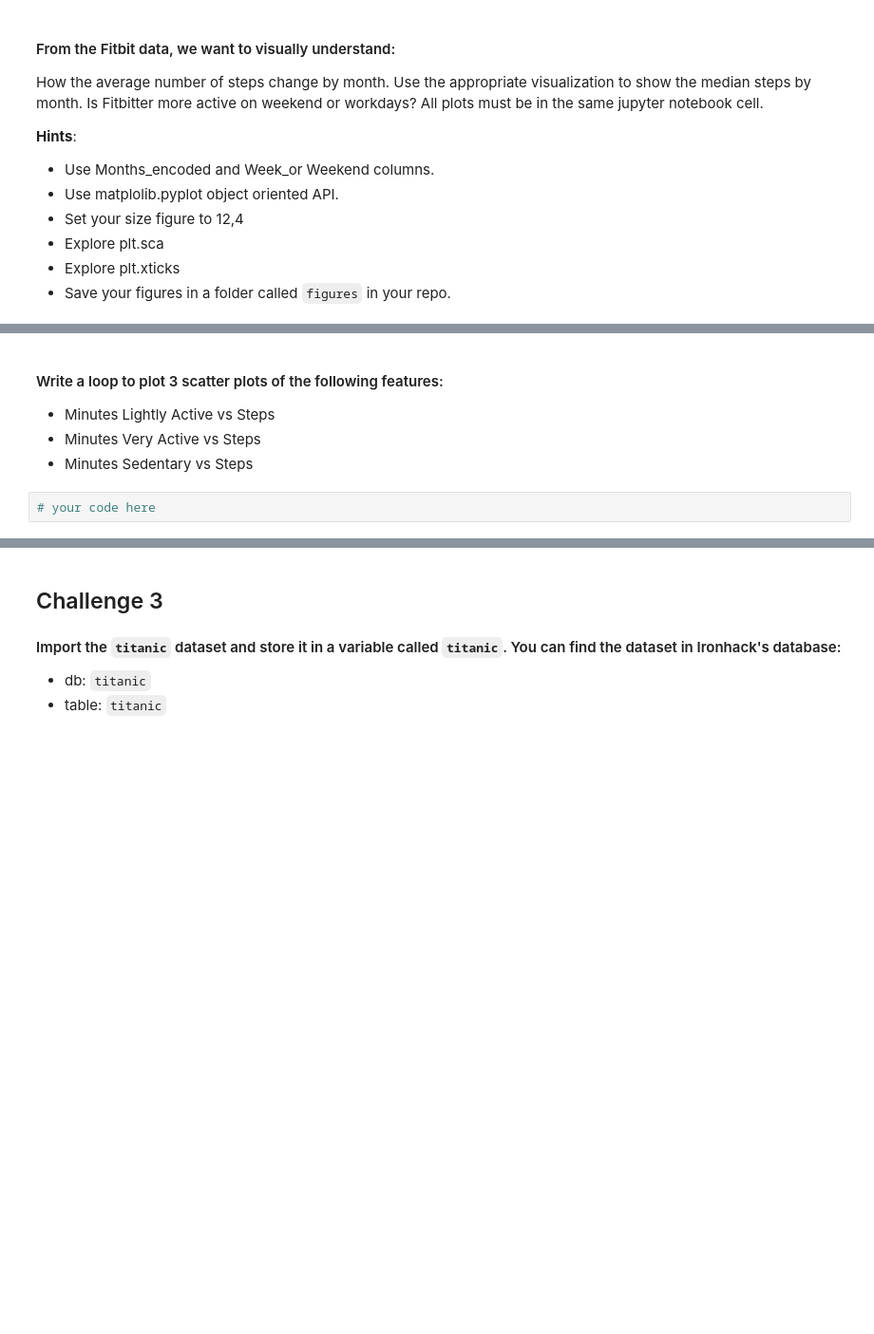
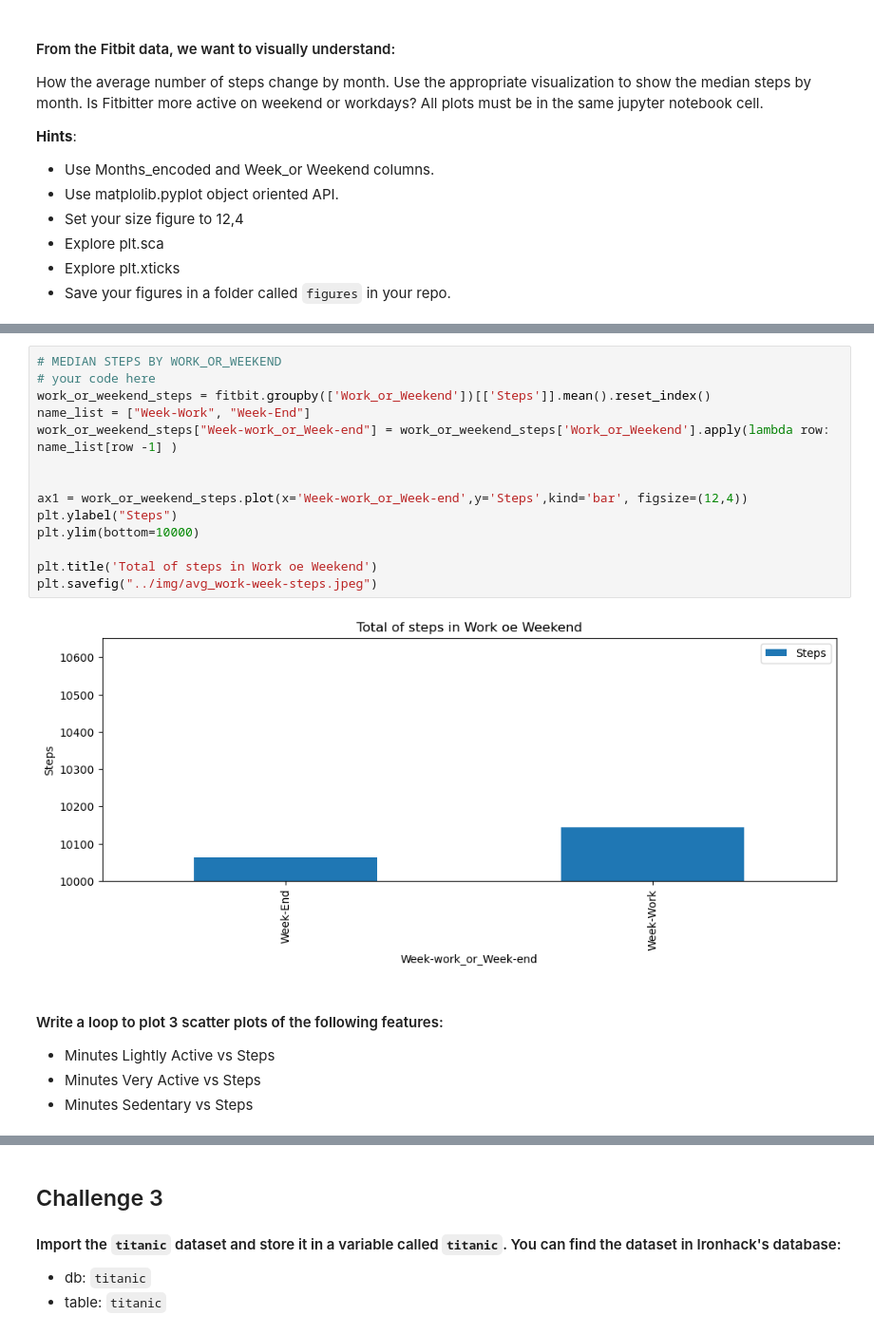
Before and after one commit to martingonzalezr001/dataptmad0924_labs, a Jupyter notebook: module-2/matplotlib-seaborn/your-code/main.ipynb, the cells around one changed output, grey strips where cells are left out. Shown: that part at 95% size. Drawn from its saved outputs; the diff is of its cells as text; blank space fills up the shorter version.

```diff
--- a/module-2/matplotlib-seaborn/your-code/main.ipynb
+++ b/module-2/matplotlib-seaborn/your-code/main.ipynb
@@ -166,8 +217,22 @@ How the average number of steps change by month. Use the appropriate visualizati
+# %%
+# MEDIAN STEPS BY WORK_OR_WEEKEND
+# your code here
+work_or_weekend_steps = fitbit.groupby(['Work_or_Weekend'])[['Steps']].mean().reset_index()
+name_list = ["Week-Work", "Week-End"]
+work_or_weekend_steps["Week-work_or_Week-end"] = work_or_weekend_steps['Work_or_Weekend'].apply(lambda row: name_list[row -1] )
+
+
+ax1 = work_or_weekend_steps.plot(x='Week-work_or_Week-end',y='Steps',kind='bar', figsize=(12,4))
+plt.ylabel("Steps")
+plt.ylim(bottom=10000)
+
+plt.title('Total of steps in Work oe Weekend')
+plt.savefig("../img/avg_work-week-steps.jpeg")
+# %% [output]
+[figure, added]
 # %% [markdown]
 #### Write a loop to plot 3 scatter plots of the following features:
 
 * Minutes Lightly Active vs Steps
 * Minutes Very Active vs Steps
 * Minutes Sedentary vs Steps
-# %%
-# your code here
```
Also changed, not shown: parts of 9 cells of this notebook, 2 other files.
